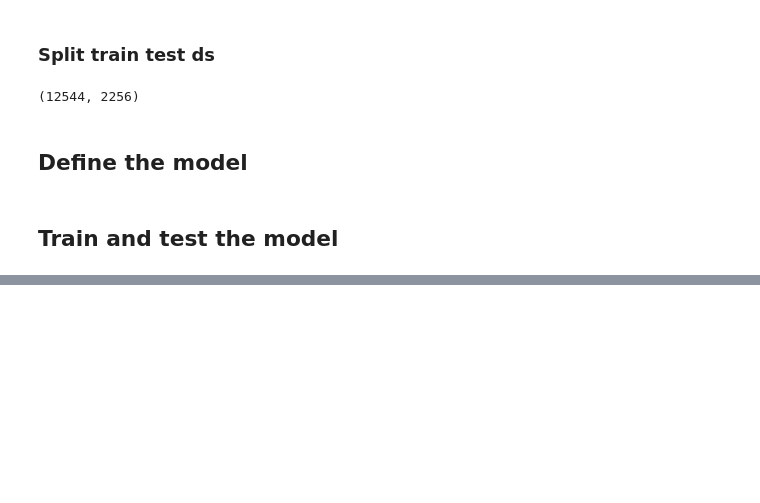
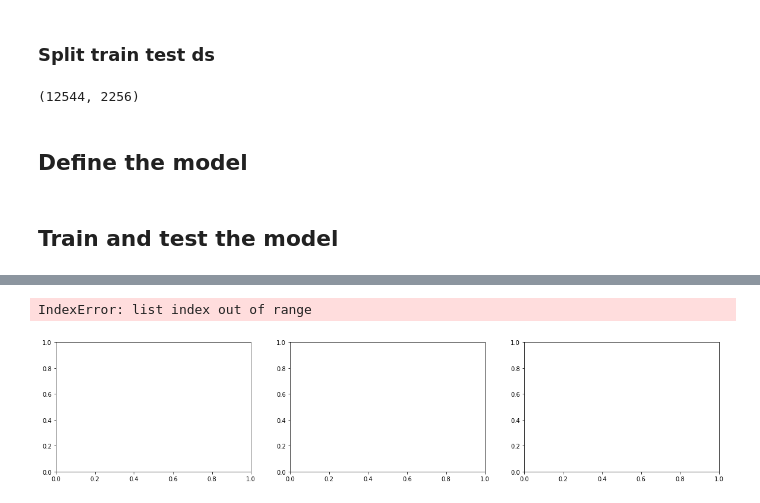
Before and after one commit to AdrienBq/Turbulence, a Jupyter notebook: explo/simple_dnn.ipynb, the cells around one changed output, grey strips where cells are left out. Cells and saved outputs as stored; diff of their text form; code cells hidden in the pictures; blank space fills up the shorter version.

```diff
--- a/explo/simple_dnn.ipynb
+++ b/explo/simple_dnn.ipynb
@@ -404,0 +255,17 @@ pred loss : 2.3878413655241215
+# %%
+fig,axes = plt.subplots(1,3,figsize=(20,4))
+
+axes[0].plot(train_losses[-3][2:])
+axes[1].plot(train_losses[-2][40:])
+axes[2].plot(train_losses[-1][100:])
+
+axes[0].plot(test_losses[-3][2:])
+axes[1].plot(test_losses[-2][40:])
+axes[2].plot(test_losses[-1][100:])
+
+axes[0].set_title(f"loss with learning rate = {learning_rates[0]}")
+axes[1].set_title(f"loss with learning rate = {learning_rates[1]}")
+axes[2].set_title(f"loss with learning rate = {learning_rates[2]}")
+# %% [output]
+IndexError: list index out of range
+[figure, added]
```
Also changed, not shown: parts of 36 cells of this notebook, 7 other files.
